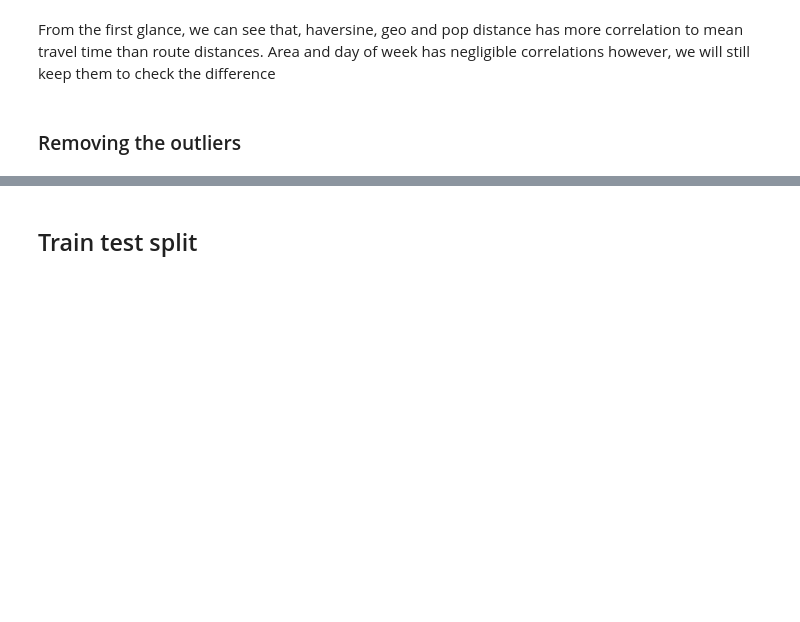
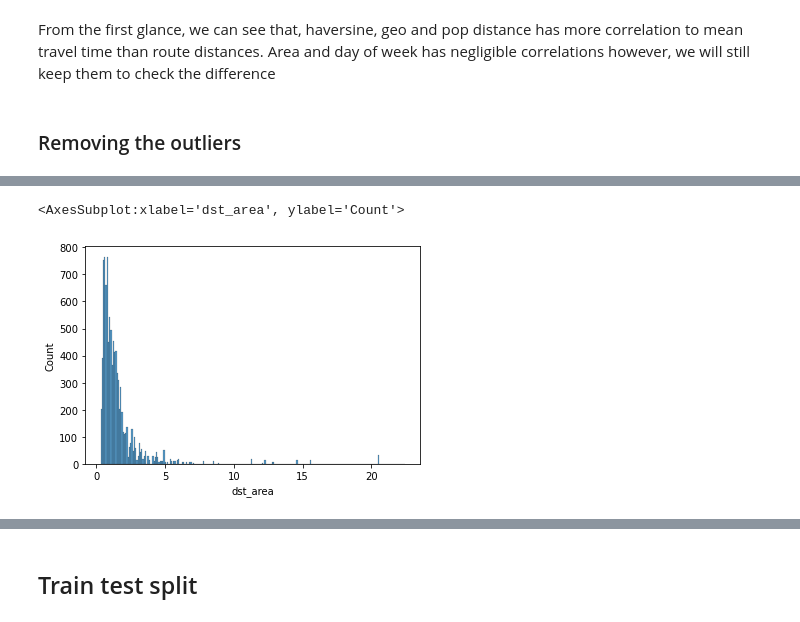
Before and after one commit to aliyusifov99/mec-ds-competition, a Jupyter notebook: Elnur/model-orderly.ipynb, the cells around one changed output, grey strips where cells are left out. Saved outputs shown, nothing was run; the diff lists cells and outputs as text; code cells hidden in the pictures; blank space fills up the shorter version.

```diff
--- a/Elnur/model-orderly.ipynb
+++ b/Elnur/model-orderly.ipynb
@@ -551,0 +582,5 @@ From the first glance, we can see that, haversine, geo and pop distance has more
+# %%
+sns.histplot(df_train['dst_area'])
+# %% [output]
+<AxesSubplot:xlabel='dst_area', ylabel='Count'>
+[figure, added]
```
Also changed, not shown: parts of 23 cells of this notebook, 4 other files.
